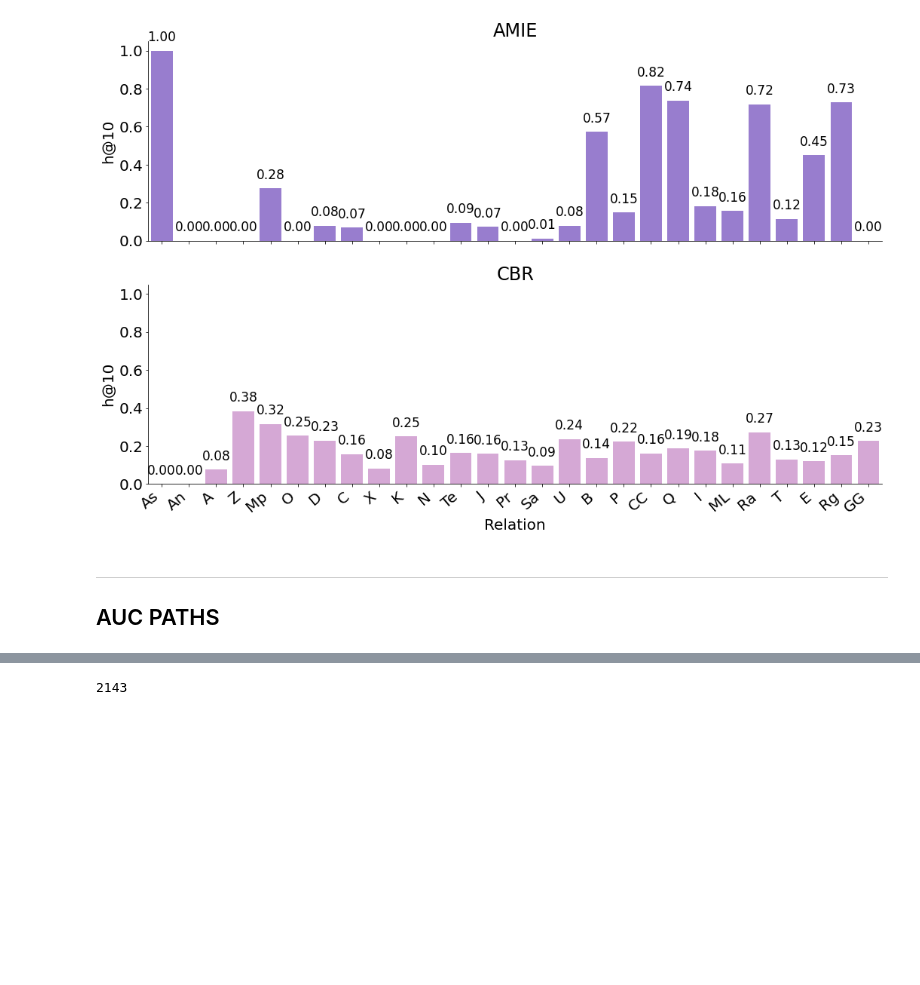
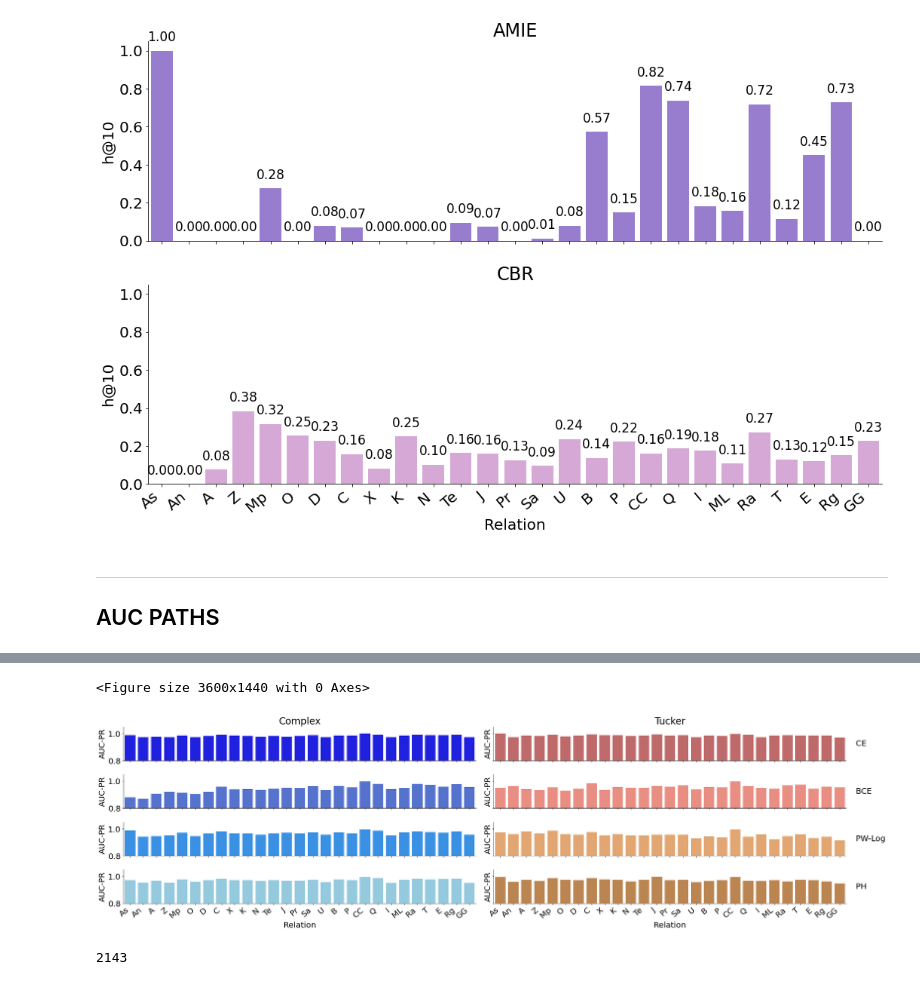
Before and after one commit to NinaCalvi/Aladdin, a Jupyter notebook: biolink/COVID results analysis/NEWCOVAnalysis.ipynb, the cells around one changed output, grey strips where cells are left out. Drawn from its saved outputs; the diff is of its cells as text; code cells hidden in the pictures; blank space fills up the shorter version.

```diff
--- a/biolink/COVID results analysis/NEWCOVAnalysis.ipynb
+++ b/biolink/COVID results analysis/NEWCOVAnalysis.ipynb
@@ -519,7 +519,7 @@ def plot_all_rels(dfs, labels, save=None):
     if save is not None:
         g.savefig(save + '.jpg')
 # %%
-def plot_all_rels(dfs, labels, rule_based=False, save=None, annotation=False):
+def plot_all_rels(dfs, labels, auc=False, rule_based=False, save=None, annotation=False):
     concat = []
 
     palette = {'CE Complex': 'blue',
@@ -559,9 +559,14 @@ def plot_all_rels(dfs, labels, rule_based=False, save=None, annotation=False):
         g = sns.FacetGrid(conc, row="label", aspect=3, height=5, hue='color', palette=palette)
     else:
 
-        g = sns.FacetGrid(conc, row="label_loss", col="label_model", margin_titles=True, aspect=3, height=5, hue='color', palette=palette)
+        g = sns.FacetGrid(conc, row="label_loss", col="label_model", margin_titles=True, aspect=7, height=2, hue='color', palette=palette)
 
-    g.map(sns.barplot, 'rel_name', 'h@10')
+    if auc:
+        g.map(sns.barplot, 'rel_name', 'apr')
+        g.set(ylim=(0.8, None))
+        g.set(ylabel='AUC-PR')
+    else:
+        g.map(sns.barplot, 'rel_name', 'h@10')
 #     g.set(xlabel='Relation')
     g.set_xticklabels(rotation=40, horizontalalignment='right', fontweight='light',)
 
@@ -573,12 +578,14 @@ def plot_all_rels(dfs, labels, rule_based=False, save=None, annotation=False):
         axes[-2].set_xlabel("Relation")
 
 
+
         for ax in axes:
             # Make right ylabel more human-readable and larger
         # Only the 2nd and 4th axes have something in ax.texts
             if ax.texts:
                 # This contains the right ylabel text
                 txt = ax.texts[0]
+#                 print(ax.texts)
                 ax.text(txt.get_unitless_position()[0], txt.get_unitless_position()[1],
                         txt.get_text().split('=')[1],
                         transform=ax.transAxes,
@@ -689,0 +750,18 @@ n6_methyl_r_roscovitine_r_2_6_benzyl_methyl_amino_9_isopropyl_9h_purin_2_ylamino
+# %%
+ce_cp_auc_path_10 = 'AUC_CPLEX_COVID_HARDER.log'
+bce_cp_auc_path_10 = 'bce_complex_covid_AUC.out'
+ce_t_auc_path_10 = 'ce_tuck_covid_AUC.out'
+bce_t_auc_path_10 = 'bce_tuck_covid_AUC.out'
+ph_cp_path_auc_10 = 'ph_tuck_COPMLEX_RES.out'
+pw_cp_path_auc_10 = 'pw_cplex_COVID_RES.out'
+ph_tu_path_auc_10 = 'ph_tuck_COVID_RES.out'
+pw_tu_path_auc_10 = 'pw_tuck_COVID_RES.out'
+# %%
+auc_ce_cp_10 = get_auc_10(ce_cp_auc_path_10)
+auc_bce_cp_10 = get_auc_10(bce_cp_auc_path)
+auc_ce_t_10 = get_auc_10(ce_t_auc_path)
+auc_bce_t_10 = get_auc_10(bce_t_auc_path)
+auc_ph_cp_10 = get_auc_10(ph_cp_path_auc_10)
+auc_pw_cp_10 = get_auc_10(pw_cp_path_auc_10)
+auc_ph_t_10 = get_auc_10(ph_tu_path_auc_10)
+auc_pw_t_10 = get_auc_10(pw_tu_path_auc_10)
@@ -690,3 +800,12 @@ n6_methyl_r_roscovitine_r_2_6_benzyl_methyl_amino_9_isopropyl_9h_purin_2_ylamino
+# %%
+dfs = [auc_ce_cp_10, auc_bce_cp_10, auc_pw_cp_10, auc_ph_cp_10, auc_ce_t_10, auc_bce_t_10, auc_pw_t_10, auc_ph_t_10]
+labels = [ 'CE Complex', 'BCE Complex', 'PW-Log Complex', 'PH Complex', 'CE Tucker', 'BCE Tucker',
+          'PW-Log Tucker', 'PH Tucker']
+# %%
+plot_all_rels(dfs, labels, auc=True, save='AUCPR_COVID')
+# %% [output]
+<Figure size 3600x1440 with 0 Axes>
+[figure, added]
 # %%
 d.ent_mappings['covid_19']
 # %% [output]
```
Also changed, not shown: parts of 16 cells of this notebook, 7 other files.
